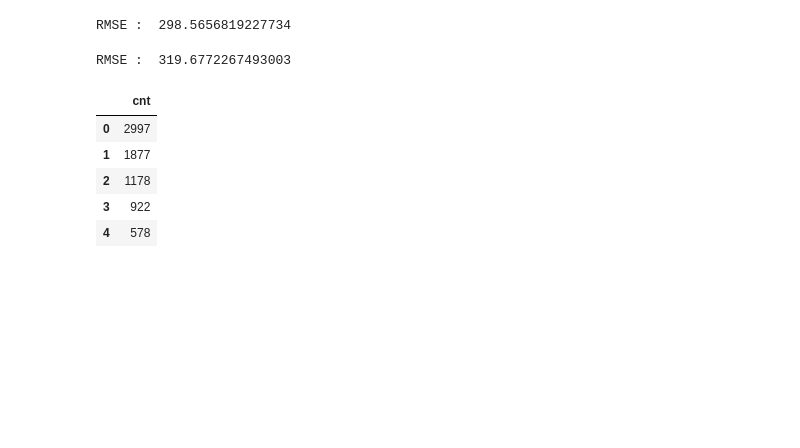
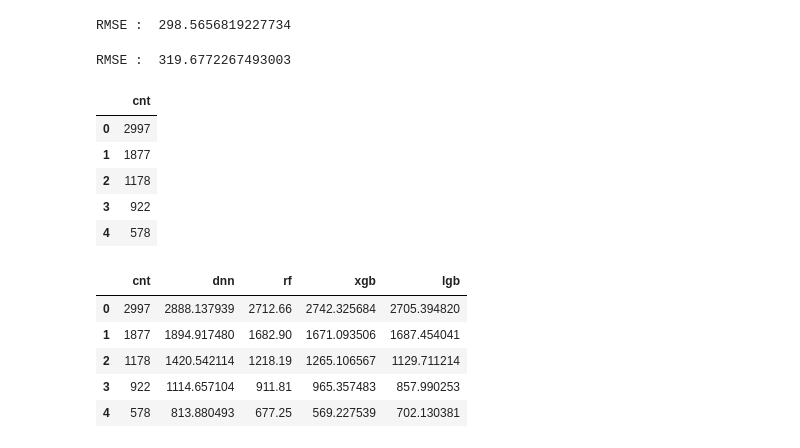
Before and after one commit to SBIK1219/CodingTest, a Jupyter notebook: London.ipynb, the cells around one changed output. Drawn from its saved outputs; the diff is of its cells as text; code cells hidden in the pictures; blank space fills up the shorter version.

```diff
--- a/London.ipynb
+++ b/London.ipynb
@@ -401,8 +385,16 @@ compare.head()
 # %%
 compare['dnn'] = dnn
 compare['rf'] = rf
 compare['xgb'] = xgb
 compare['lgb'] = lgb
+compare.head()
+# %% [output]
+|  | cnt | dnn | rf | xgb | lgb |
+| 0 | 2997 | 2888.137939 | 2712.66 | 2742.325684 | 2705.394820 |
+| 1 | 1877 | 1894.917480 | 1682.90 | 1671.093506 | 1687.454041 |
+| 2 | 1178 | 1420.542114 | 1218.19 | 1265.106567 | 1129.711214 |
+| 3 | 922 | 1114.657104 | 911.81 | 965.357483 | 857.990253 |
+| 4 | 578 | 813.880493 | 677.25 | 569.227539 | 702.130381 |
 # %%
 sns.kdeplot(compare['cnt'], shade=True, color='r')
 sns.kdeplot(compare['dnn'], shade=True, color='b')
```
Also changed, not shown: parts of 8 cells of this notebook, 2 other files.
